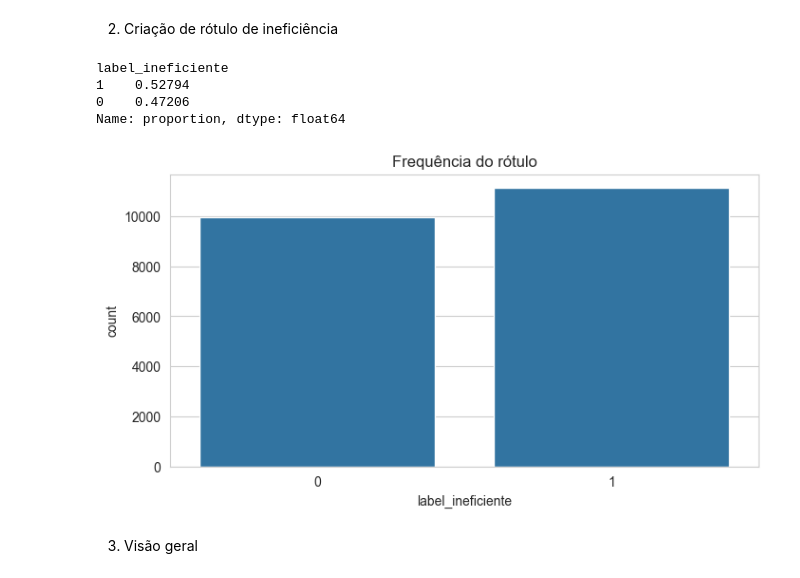
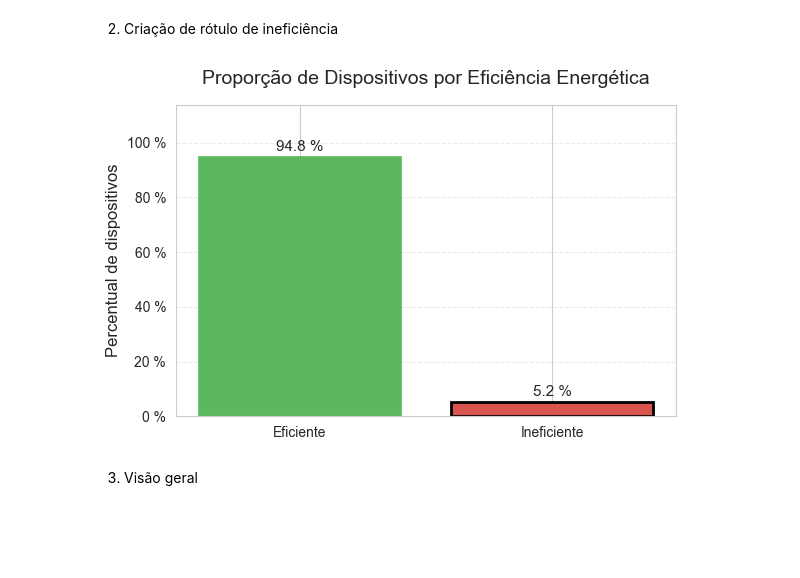
Before and after one commit to andre-thiessen/ged-20, a Jupyter notebook: notebooks/01_eda.ipynb, the cells around one changed output. Cells and saved outputs as stored; diff of their text form; code cells hidden in the pictures; blank space fills up the shorter version.

Commit message:
update create_label function with drain_rate

```diff
--- a/notebooks/01_eda.ipynb
+++ b/notebooks/01_eda.ipynb
@@ -23,34 +29,45 @@ cols = [
 df = df[cols]
 # %% [markdown]
 2. Criação de rótulo de ineficiência
-# %%
-# Função para rotular um aparelho como "ineficiente" se:
-# 1) Ele tiver uma variação de descarga alta (dchrg_diff > 25)
-# 2) E também apresentar bateria desgastada (full_cap_min < 2800) ou alertas frequentes de bateria baixa
-# (btlow_total > 10)
-
-def make_label(row):
-    return int(
-        (row["dchrg_diff"] > 25)
-        and ((row["full_cap_min"] < 2800) or (row["btlow_total"] > 10))
-    )
-
-# Cria nova coluna binária: 1 = comportamento energético ineficiente
-df["label_ineficiente"] = df.apply(make_label, axis=1)
-
-# Visualiza a proporção dos rótulos
-print(df["label_ineficiente"].value_counts(normalize=True))
-
-# Plota a frequência do rótulo
-sns.countplot(x="label_ineficiente", data=df)
-plt.title("Frequência do rótulo")
-plt.show()
-# %% [output]
-label_ineficiente
-1    0.52794
-0    0.47206
-Name: proportion, dtype: float64
-[figure, removed]
+# %%
+
+
+df = create_label(df)
+
+# ── 4.  Checa proporção & plota ─────────────────────────────────
+# 1) calcula o percentual de cada classe
+counts = df["label_ineficiente"].value_counts().sort_index()
+percentages = counts / counts.sum() * 100
+# renomeia para algo mais legível
+labels = ["Eficiente", "Ineficiente"]
+
+# 2) cria o bar plot
+fig, ax = plt.subplots(figsize=(6, 4))
+bars = ax.bar(labels, percentages, edgecolor="black", linewidth=1.2)
+
+# 3) anota cada barra com o seu percentual
+for bar, pct in zip(bars, percentages):
+    x = bar.get_x() + bar.get_width() / 2
+    y = bar.get_height()
+    ax.text(x, y + 1, f"{pct:.1f} %", ha="center", va="bottom", fontsize=11)
+
+# 4) destaca visualmente a barra de "Ineficiente"
+bars[1].set_color("#d9534f")       # vermelho suave
+bars[0].set_color("#5cb85c")       # verde suave
+bars[1].set_edgecolor("black")
+bars[1].set_linewidth(2)
+
+# 5) refinamentos finais
+ax.set_ylim(0, percentages.max() * 1.2)
+ax.set_ylabel("Percentual de dispositivos", fontsize=12)
+ax.set_title("Proporção de Dispositivos por Eficiência Energética", fontsize=14, pad=15)
+ax.yaxis.set_major_formatter(lambda x, pos: f"{int(x)} %")
+ax.grid(axis="y", linestyle="--", alpha=0.4)
+
+plt.tight_layout()
+plt.show()
+# %% [output]
+[figure, added]
 # %% [markdown]
 3. Visão geral
 # %%
```
Also changed, not shown: parts of 1 cell of this notebook, 1 other file.
